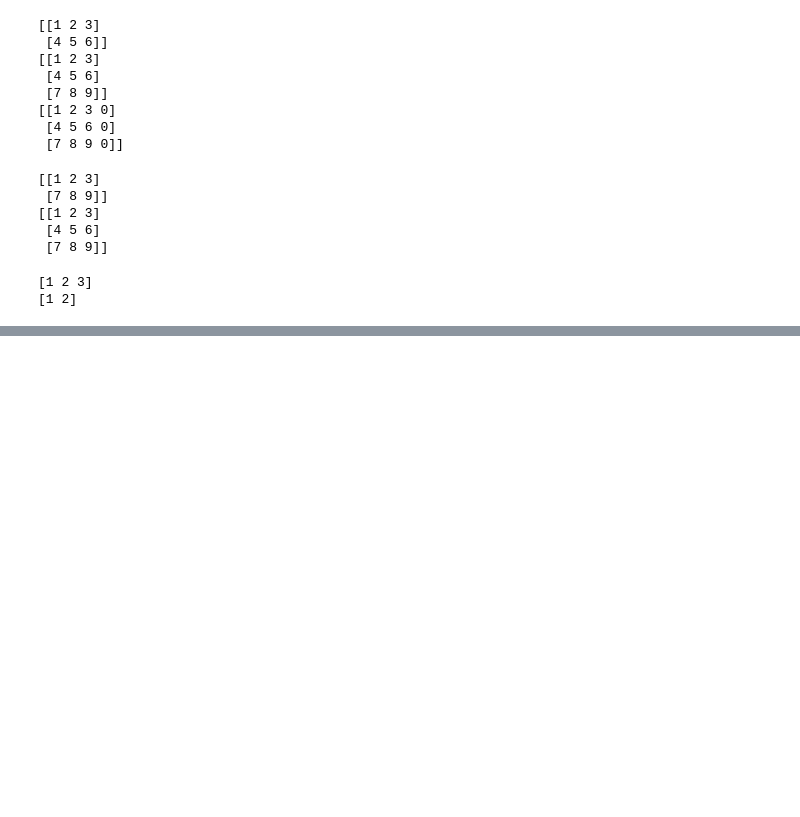
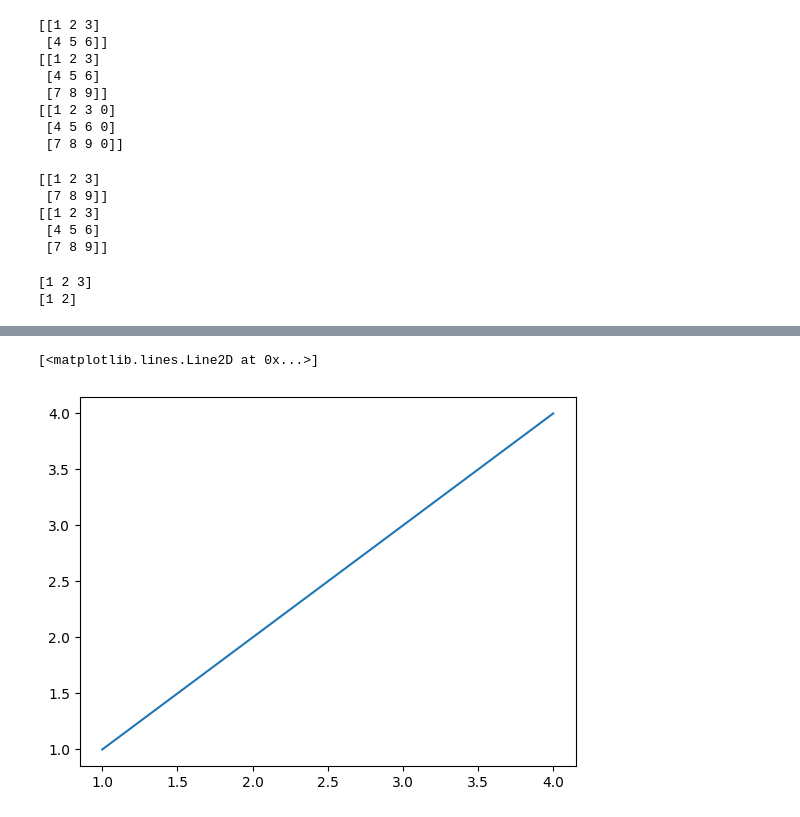
Before and after one commit to Shogo-Namaisawa/premaster_data_mining, a Jupyter notebook: code/lecture4.ipynb, the cells around one changed output, grey strips where cells are left out. Cells and saved outputs as stored; diff of their text form; code cells hidden in the pictures; blank space fills up the shorter version.

```diff
--- a/code/lecture4.ipynb
+++ b/code/lecture4.ipynb
@@ -554,0 +573,8 @@ print(b)
+# %%
+x = [1,2,3,4]
+y = [1,2,3,4]
+
+plt.plot(x,y)
+# %% [output]
+[<matplotlib.lines.Line2D at 0x...>]
+[figure, added]
```
Also changed, not shown: parts of 19 cells of this notebook, 2 other files.
